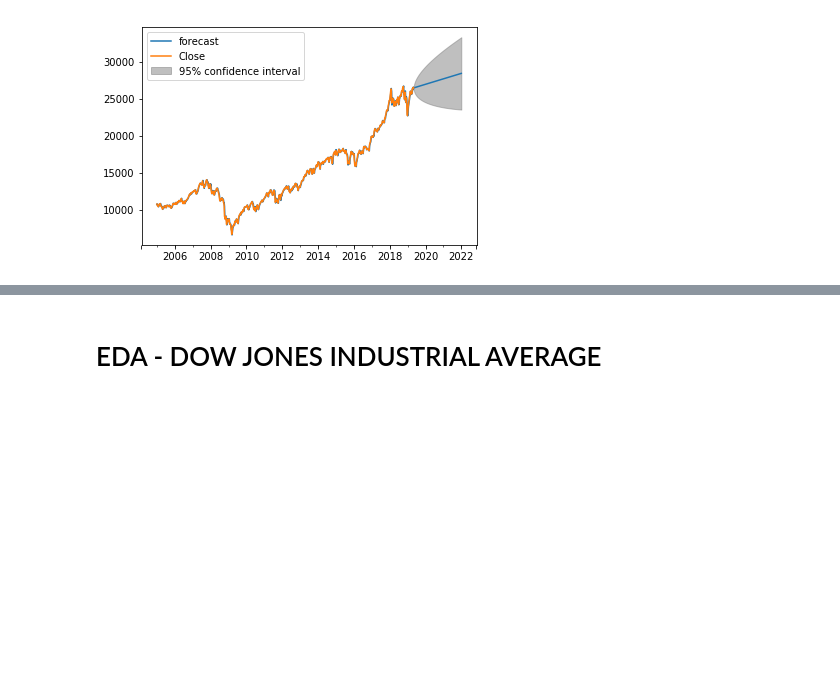
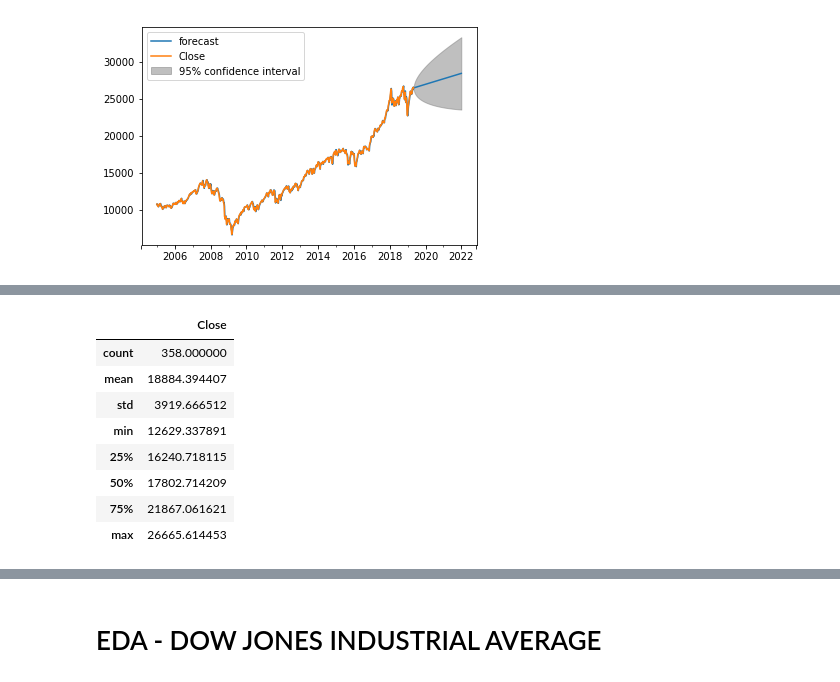
Before and after one commit to Allen-Z-4230/FutureGas, a Jupyter notebook: future_gas_folder/data_import.ipynb, the cells around one changed output, grey strips where cells are left out. Cells and saved outputs as stored; diff of their text form; code cells hidden in the pictures; blank space fills up the shorter version.

```diff
--- a/future_gas_folder/data_import.ipynb
+++ b/future_gas_folder/data_import.ipynb
@@ -226,0 +243,13 @@ plt.show()
+# %%
+df_dji_week_test = df_dji_week[int(df_dji_week.shape[0]*.80):]
+df_dji_week_test.describe()
+# %% [output]
+|  | Close |
+| count | 358.000000 |
+| mean | 18884.394407 |
+| std | 3919.666512 |
+| min | 12629.337891 |
+| 25% | 16240.718115 |
+| 50% | 17802.714209 |
+| 75% | 21867.061621 |
+| max | 26665.614453 |
```
Also changed, not shown: parts of 8 cells of this notebook.
